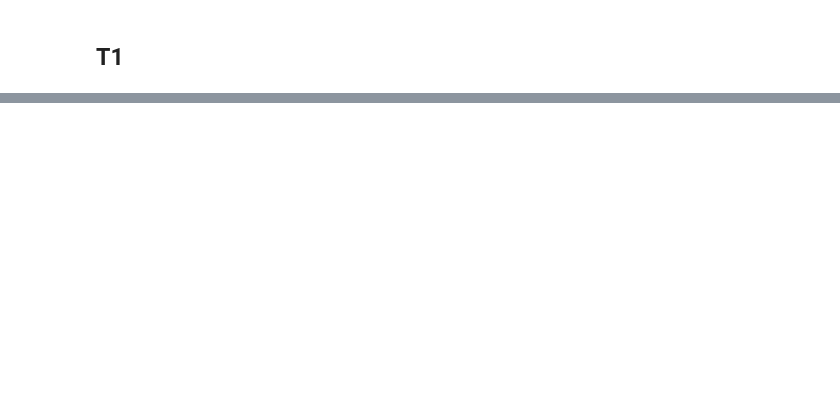
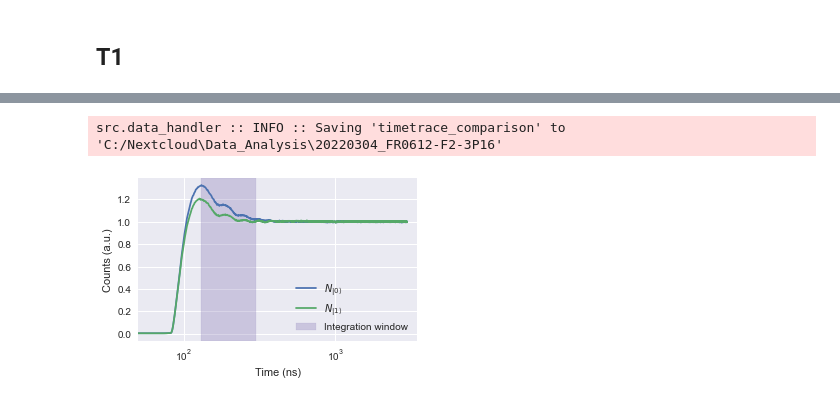
Before and after one commit to dineshpinto/qudi-hira-analysis, a Jupyter notebook: ExampleNotebook2.ipynb, the cells around one changed output, grey strips where cells are left out. Cells and saved outputs as stored; diff of their text form; code cells hidden in the pictures; blank space fills up the shorter version.

```diff
--- a/ExampleNotebook2.ipynb
+++ b/ExampleNotebook2.ipynb
@@ -442,0 +551,22 @@ ax.set_ylabel("$P (m_s = 0)$")
+# %%
+fig, ax = plt.subplots(figsize=(5, 3))
+
+rt_trace_0 = two_point_rt.pulsed.laser_pulses.data[0]
+rt_trace_1 = two_point_rt.pulsed.laser_pulses.data[1]
+
+ax.plot(rt_trace_0 / np.mean(rt_trace_0[2000:]), label=r"$N_{|0\rangle}$")
+ax.plot(rt_trace_1 / np.mean(rt_trace_1[2000:]), label=r"$N_{|1\rangle}$")
+
+ax.set_ylabel("Counts (a.u.)")
+ax.set_xscale("log")
+ax.set_xlim([50, 3500])
+ax.set_xlabel("Time (ns)")
+
+ax.axvspan(130, 300, alpha=0.3, label="Integration window", color="C3")
+
+ax.legend()
+
+tip_3P16.save_figures(fig, filename="timetrace_comparison")
+# %% [output]
+src.data_handler :: INFO :: Saving 'timetrace_comparison' to 'C:/Nextcloud\Data_Analysis\20220304_FR0612-F2-3P16'
+[figure, added]
```
Also changed, not shown: parts of 14 cells of this notebook, 1 other file.
